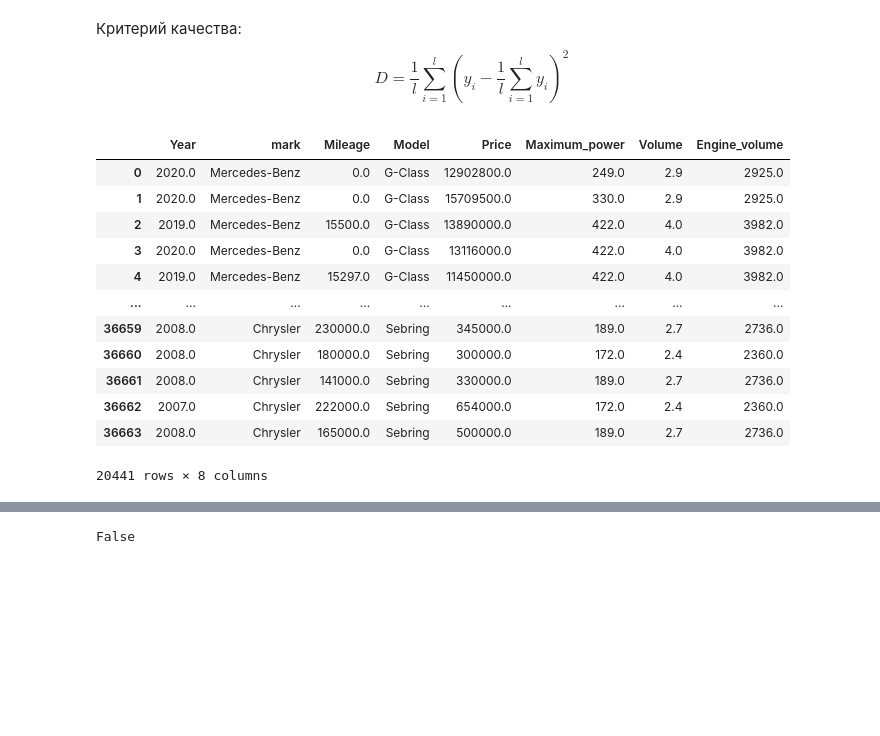
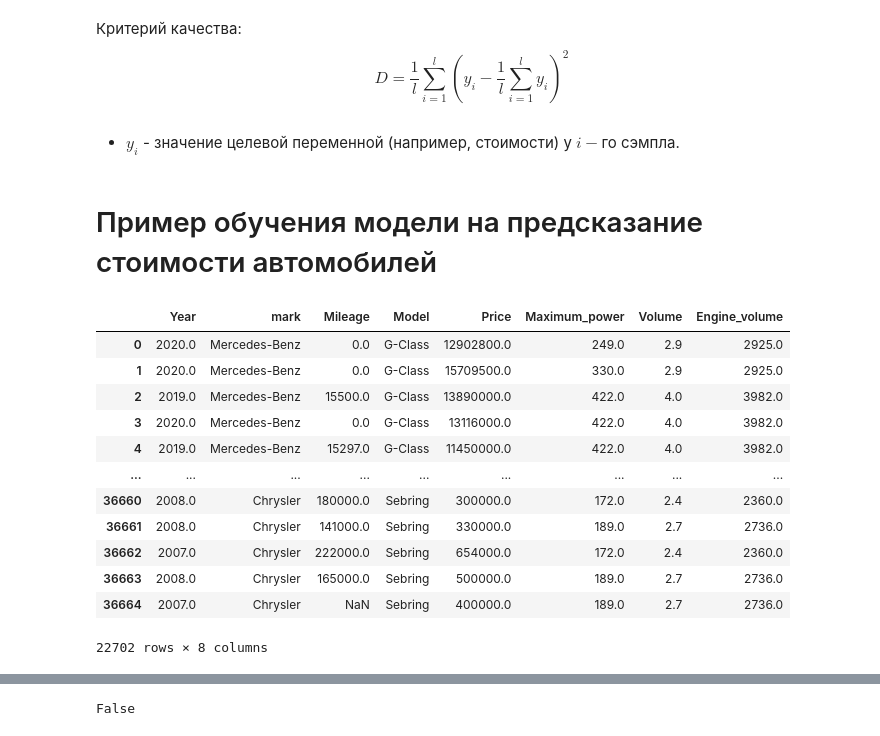
Before and after one commit to akseart/introML_python, a Jupyter notebook: Lections/lecture_06/lecture_06_2.ipynb, the cells around one changed output, grey strips where cells are left out. Cells and saved outputs as stored; diff of their text form; code cells hidden in the pictures; blank space fills up the shorter version.

```diff
--- a/Lections/lecture_06/lecture_06_2.ipynb
+++ b/Lections/lecture_06/lecture_06_2.ipynb
@@ -540,22 +573,29 @@ plt.show()
 $$
 D = \frac{1}{l} \sum\limits^{l}_{i=1} (y_i - \frac{1}{l} \sum\limits^{l}_{i=1} y_i)^2
 $$
-# %%
-df
-# %% [output]
-|  | Year | mark | Mileage | Model | Price | Maximum_power | Volume | Engine_volume |
-| 0 | 2020.0 | Mercedes-Benz | 0.0 | G-Class | 12902800.0 | 249.0 | 2.9 | 2925.0 |
-| 1 | 2020.0 | Mercedes-Benz | 0.0 | G-Class | 15709500.0 | 330.0 | 2.9 | 2925.0 |
-| 2 | 2019.0 | Mercedes-Benz | 15500.0 | G-Class | 13890000.0 | 422.0 | 4.0 | 3982.0 |
-| 3 | 2020.0 | Mercedes-Benz | 0.0 | G-Class | 13116000.0 | 422.0 | 4.0 | 3982.0 |
-| 4 | 2019.0 | Mercedes-Benz | 15297.0 | G-Class | 11450000.0 | 422.0 | 4.0 | 3982.0 |
-| ... | ... | ... | ... | ... | ... | ... | ... | ... |
-| 36659 | 2008.0 | Chrysler | 230000.0 | Sebring | 345000.0 | 189.0 | 2.7 | 2736.0 |
-| 36660 | 2008.0 | Chrysler | 180000.0 | Sebring | 300000.0 | 172.0 | 2.4 | 2360.0 |
-| 36661 | 2008.0 | Chrysler | 141000.0 | Sebring | 330000.0 | 189.0 | 2.7 | 2736.0 |
-| 36662 | 2007.0 | Chrysler | 222000.0 | Sebring | 654000.0 | 172.0 | 2.4 | 2360.0 |
-| 36663 | 2008.0 | Chrysler | 165000.0 | Sebring | 500000.0 | 189.0 | 2.7 | 2736.0 |
-20441 rows × 8 columns
+# %% [markdown]
+- $y_i$ - значение целевой переменной (например, стоимости) у $i-$го сэмпла.
+# %% [markdown]
+# Пример обучения модели на предсказание стоимости автомобилей
+# %%
+import pandas as pd
+
+df = pd.read_csv("data/cars.csv", index_col=0)
+df
+# %% [output]
+|  | Year | mark | Mileage | Model | Price | Maximum_power | Volume | Engine_volume |
+| 0 | 2020.0 | Mercedes-Benz | 0.0 | G-Class | 12902800.0 | 249.0 | 2.9 | 2925.0 |
+| 1 | 2020.0 | Mercedes-Benz | 0.0 | G-Class | 15709500.0 | 330.0 | 2.9 | 2925.0 |
+| 2 | 2019.0 | Mercedes-Benz | 15500.0 | G-Class | 13890000.0 | 422.0 | 4.0 | 3982.0 |
+| 3 | 2020.0 | Mercedes-Benz | 0.0 | G-Class | 13116000.0 | 422.0 | 4.0 | 3982.0 |
+| 4 | 2019.0 | Mercedes-Benz | 15297.0 | G-Class | 11450000.0 | 422.0 | 4.0 | 3982.0 |
+| ... | ... | ... | ... | ... | ... | ... | ... | ... |
+| 36660 | 2008.0 | Chrysler | 180000.0 | Sebring | 300000.0 | 172.0 | 2.4 | 2360.0 |
+| 36661 | 2008.0 | Chrysler | 141000.0 | Sebring | 330000.0 | 189.0 | 2.7 | 2736.0 |
+| 36662 | 2007.0 | Chrysler | 222000.0 | Sebring | 654000.0 | 172.0 | 2.4 | 2360.0 |
+| 36663 | 2008.0 | Chrysler | 165000.0 | Sebring | 500000.0 | 189.0 | 2.7 | 2736.0 |
+| 36664 | 2007.0 | Chrysler | NaN | Sebring | 400000.0 | 189.0 | 2.7 | 2736.0 |
+22702 rows × 8 columns
 # %%
 pd.get_dummies(df["mark"])
 # %% [output]
```
Also changed, not shown: parts of 24 cells of this notebook, 2 other files.
